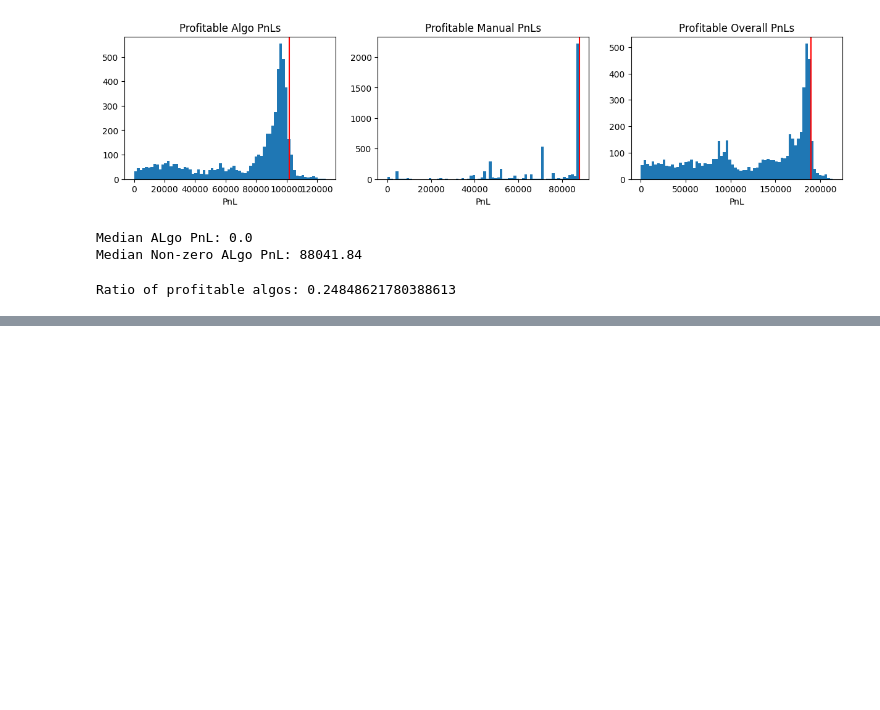
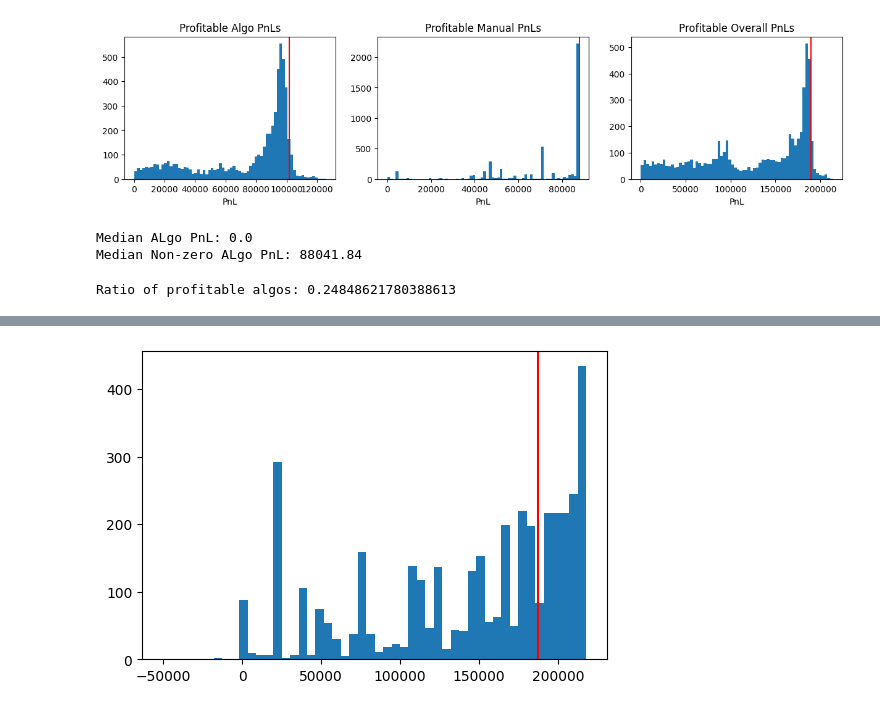
Before and after one commit to aemilani/imc-prosperity-4, a Jupyter notebook: notebooks/leaderboard.ipynb, the cells around one changed output, grey strips where cells are left out. Cells and saved outputs as stored; diff of their text form; code cells hidden in the pictures; blank space fills up the shorter version.

```diff
--- a/notebooks/leaderboard.ipynb
+++ b/notebooks/leaderboard.ipynb
@@ -59,0 +170,4 @@ Ratio of profitable algos: 0.24848621780388613
+# %%
+# Selected teams' round 2 manual challenge PnL
+manual_pnls_round_2_only = selected_teams['r2_manual_score'] - selected_teams['r1_manual_score']
+my_manual_pnl_round_2_only = manual_pnls_round_2_only.loc[overall_data_2[overall_data_2['team.name'] == 'Arbland'].index].to_numpy()[0]
@@ -59,0 +178,7 @@ Ratio of profitable algos: 0.24848621780388613
+# %%
+plt.figure(figsize=(6, 4))
+plt.hist(manual_pnls_round_2_only, bins = 50)
+plt.axvline(my_manual_pnl_round_2_only, c='r')
+plt.show()
+# %% [output]
+[figure, added]
```
Also changed, not shown: parts of 21 cells of this notebook, 9 other files.
